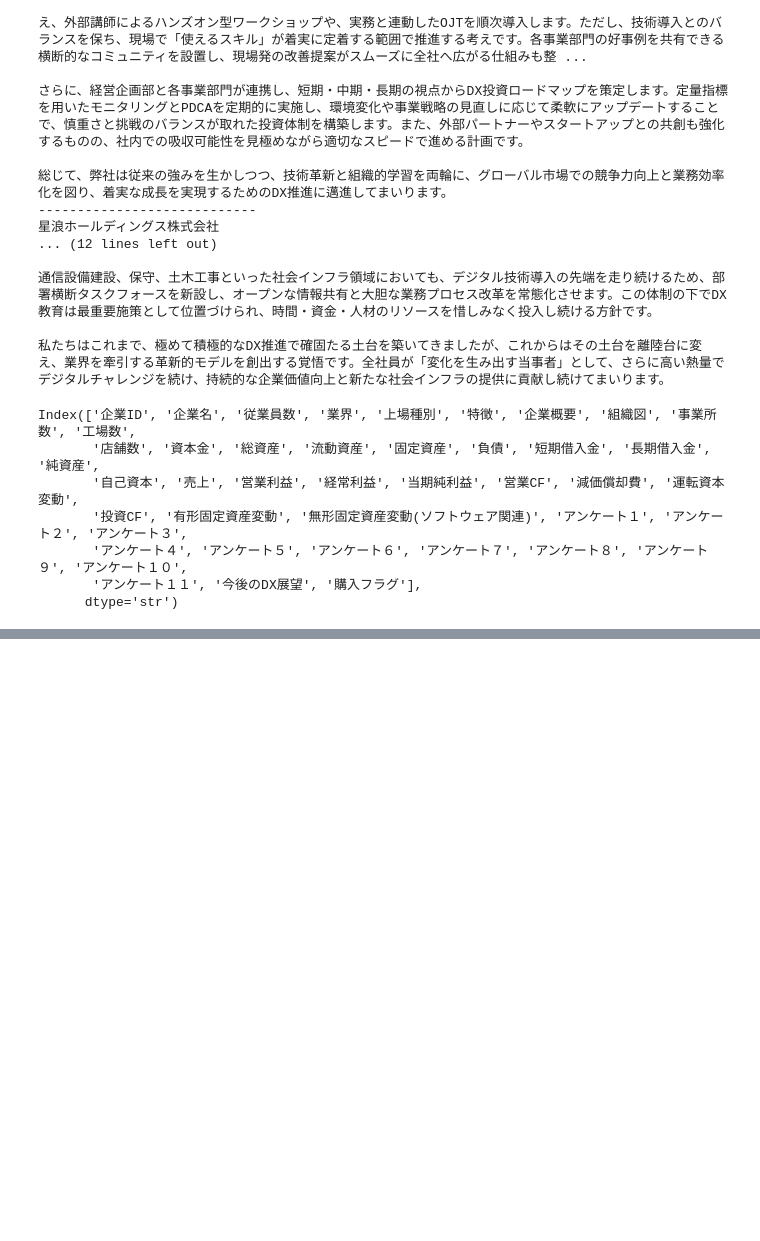
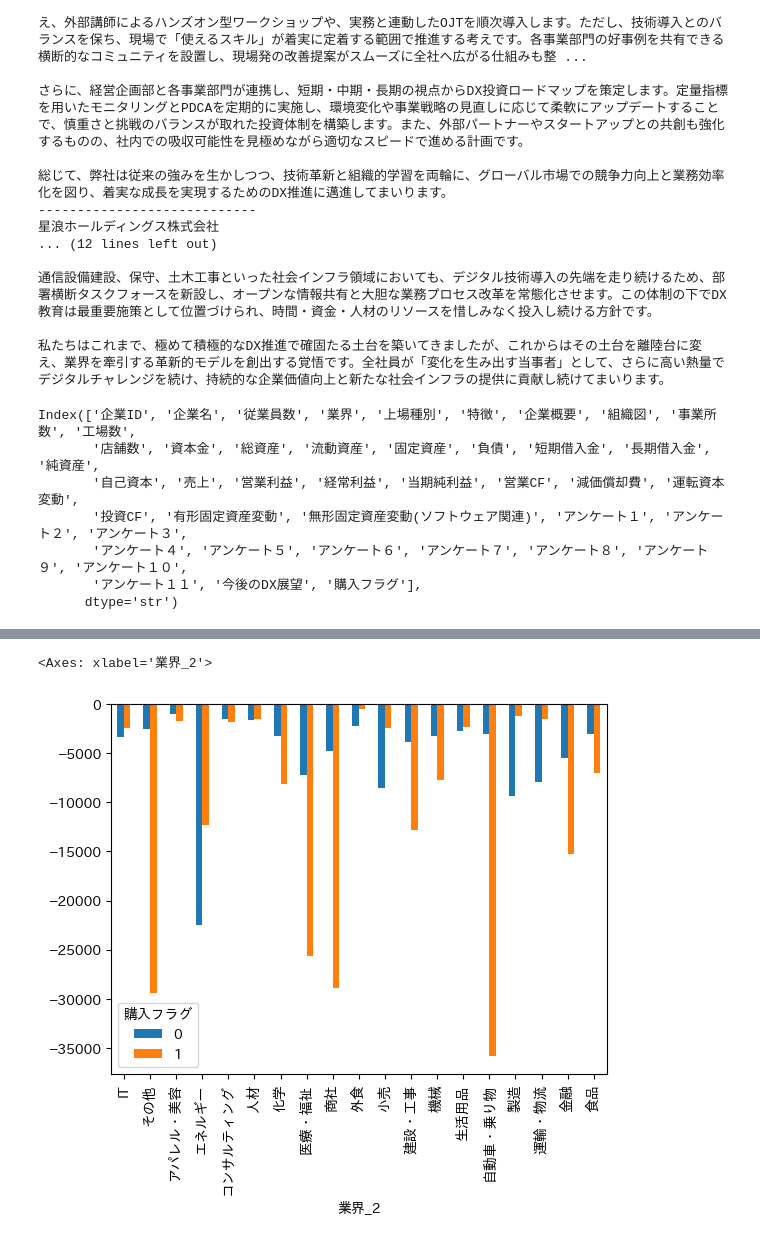
Before and after one commit to saitooo376/student_cup_2026, a Jupyter notebook: notebooks/01_EDA.ipynb, the cells around one changed output, grey strips where cells are left out. Saved outputs shown, nothing was run; the diff lists cells and outputs as text; code cells hidden in the pictures; blank space fills up the shorter version.

```diff
--- a/notebooks/01_EDA.ipynb
+++ b/notebooks/01_EDA.ipynb
@@ -290,0 +378,9 @@ plt.close()
+# %%
+top18 = train["業界"].value_counts().sort_values(ascending=False)[:18].keys()
+train['業界_2'] = train["業界"].where(train["業界"].isin(top18), other="その他" )
+train['業界_2'].value_counts()
+train.groupby(['業界_2', '購入フラグ'])['無形固定資産変動(ソフトウェア関連)'].mean().unstack().plot(kind='bar')
+plt.savefig
+# %% [output]
+<Axes: xlabel='業界_2'>
+[figure, added]
```
Also changed, not shown: parts of 18 cells of this notebook, 2 other files.
